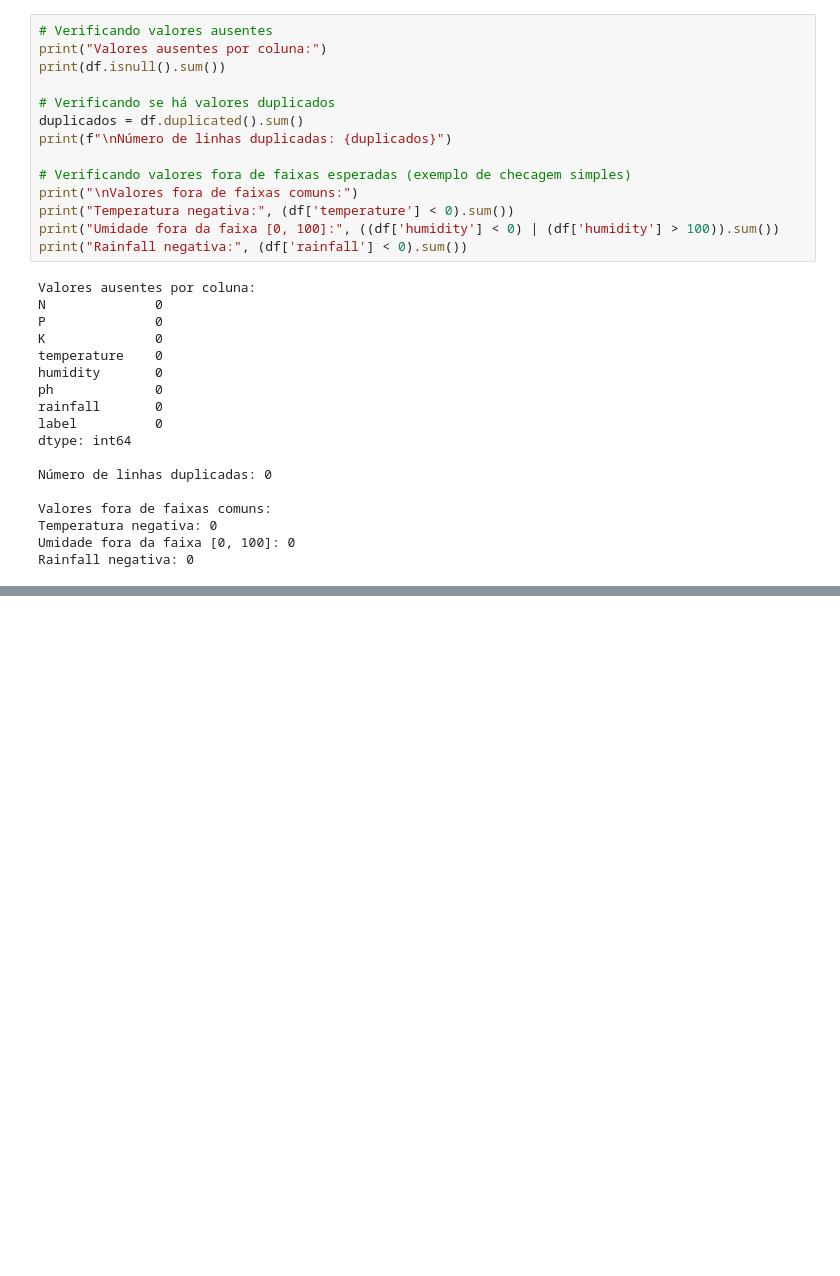
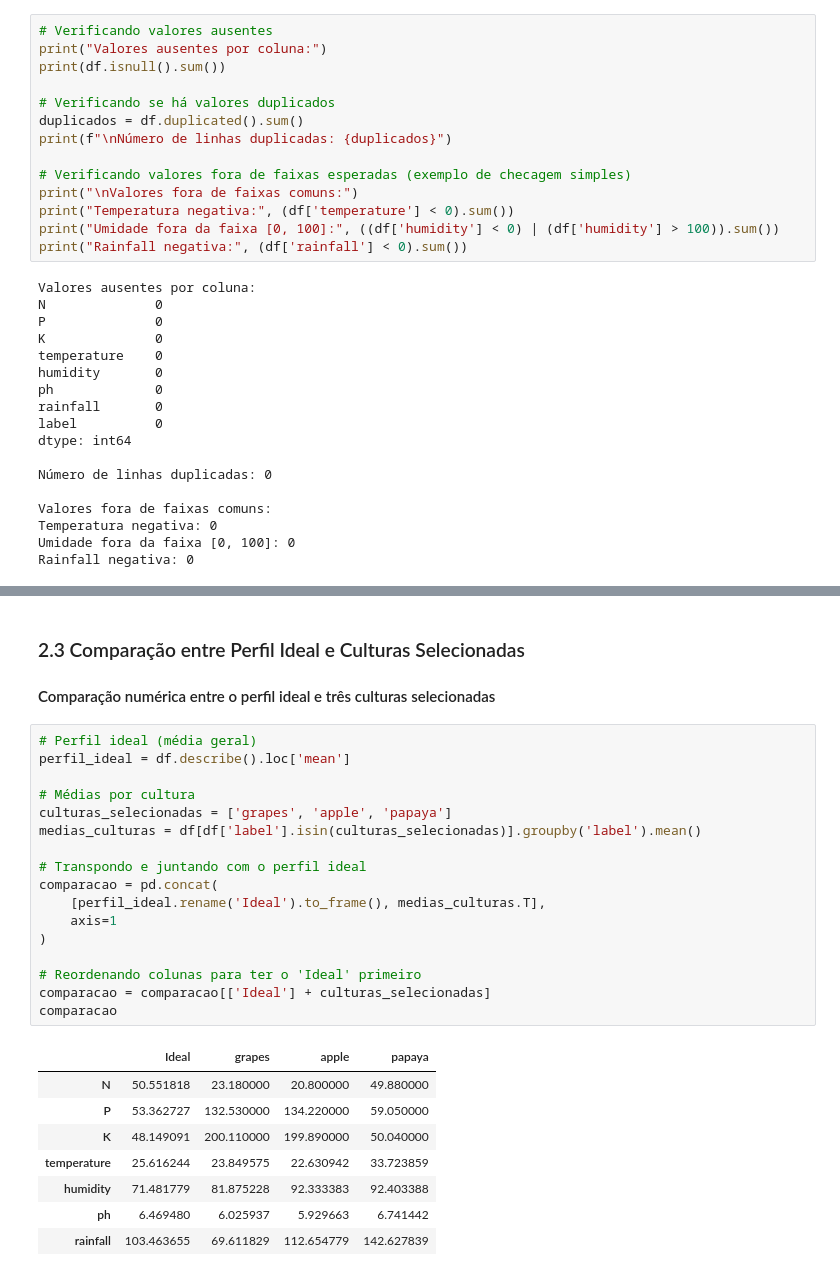
Before and after one commit to Fiap-RJ/Fase-3---Cap-14, a Jupyter notebook: ArthurAlentejo_RM564810_fase3_cap14.ipynb, the cells around one changed output, grey strips where cells are left out. Drawn from its saved outputs; the diff is of its cells as text; blank space fills up the shorter version.

```diff
--- a/ArthurAlentejo_RM564810_fase3_cap14.ipynb
+++ b/ArthurAlentejo_RM564810_fase3_cap14.ipynb
@@ -366,0 +356,29 @@ Esse cenário sugere que, caso o desbalanceamento seja muito severo, será neces
+# %% [markdown]
+ ### 2.3 Comparação entre Perfil Ideal e Culturas Selecionadas
+ #### Comparação numérica entre o perfil ideal e três culturas selecionadas
+# %%
+# Perfil ideal (média geral)
+perfil_ideal = df.describe().loc['mean']
+
+# Médias por cultura
+culturas_selecionadas = ['grapes', 'apple', 'papaya']
+medias_culturas = df[df['label'].isin(culturas_selecionadas)].groupby('label').mean()
+
+# Transpondo e juntando com o perfil ideal
+comparacao = pd.concat(
+    [perfil_ideal.rename('Ideal').to_frame(), medias_culturas.T],
+    axis=1
+)
+
+# Reordenando colunas para ter o 'Ideal' primeiro
+comparacao = comparacao[['Ideal'] + culturas_selecionadas]
+comparacao
+# %% [output]
+|  | Ideal | grapes | apple | papaya |
+| N | 50.551818 | 23.180000 | 20.800000 | 49.880000 |
+| P | 53.362727 | 132.530000 | 134.220000 | 59.050000 |
+| K | 48.149091 | 200.110000 | 199.890000 | 50.040000 |
+| temperature | 25.616244 | 23.849575 | 22.630942 | 33.723859 |
+| humidity | 71.481779 | 81.875228 | 92.333383 | 92.403388 |
+| ph | 6.469480 | 6.025937 | 5.929663 | 6.741442 |
+| rainfall | 103.463655 | 69.611829 | 112.654779 | 142.627839 |
```
Also changed, not shown: parts of 20 cells of this notebook.
